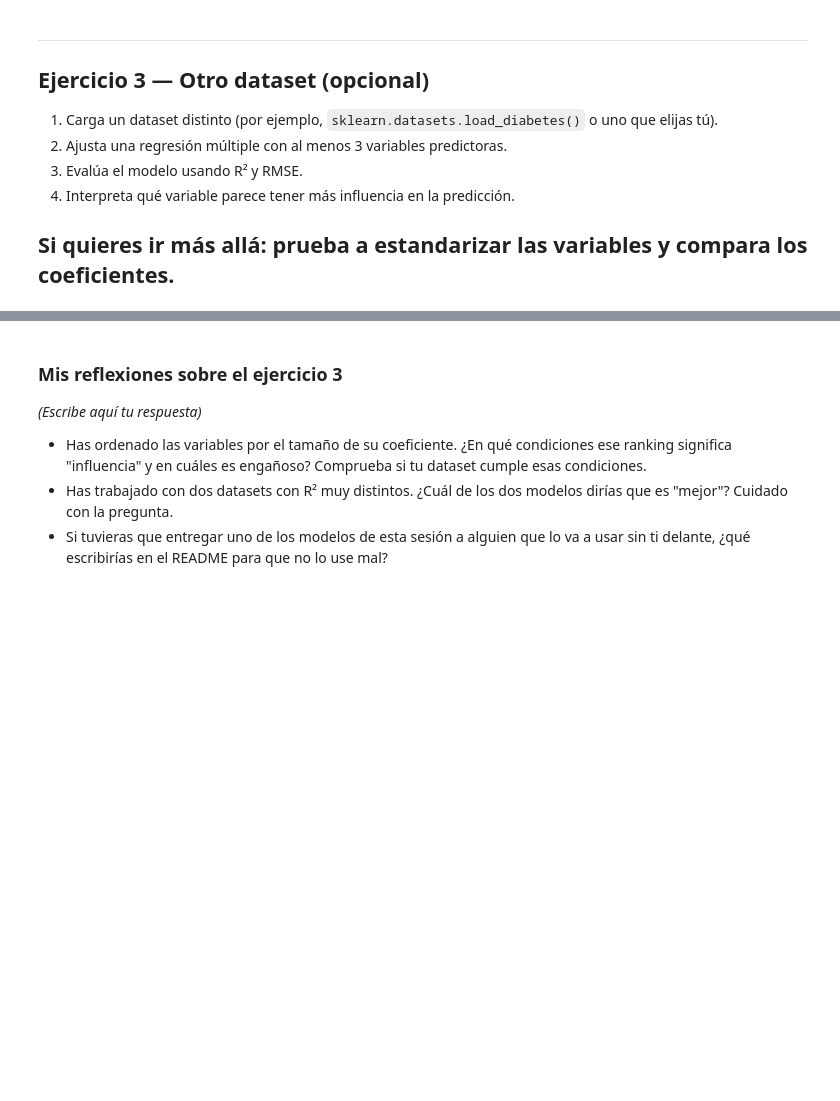
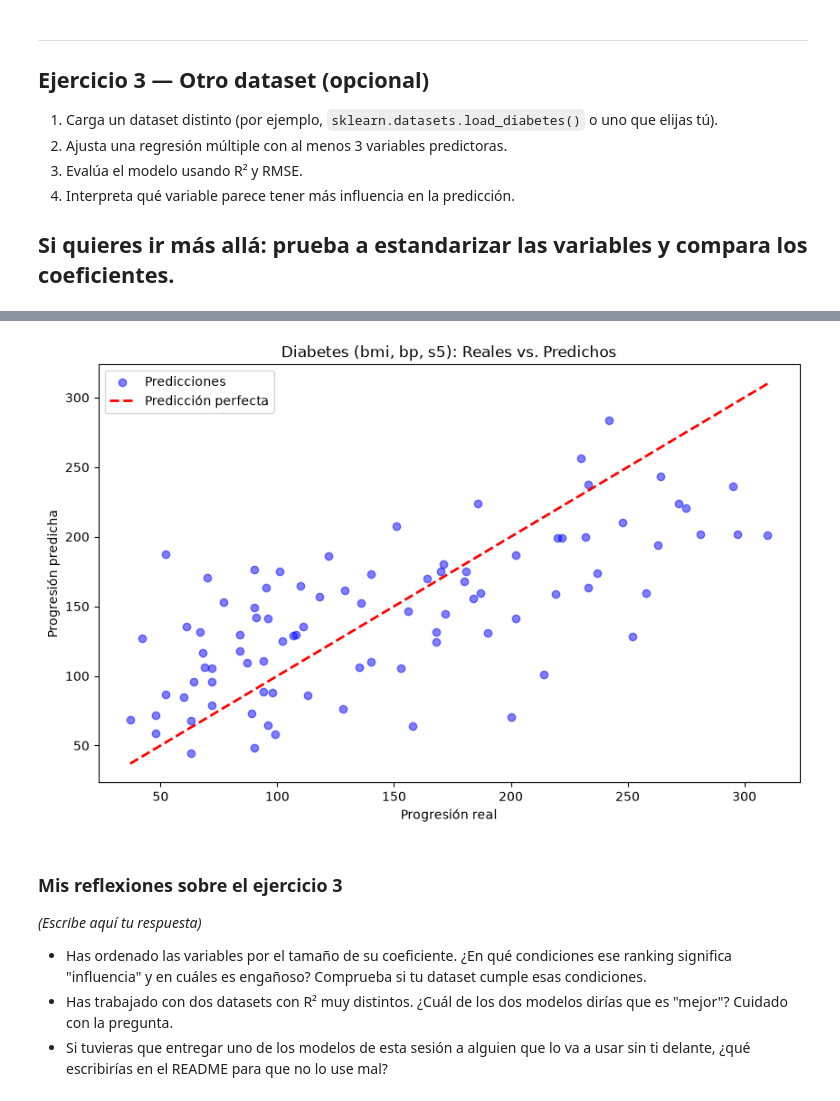
Before and after one commit to alejandrogghh05-web/Data-Science-Prj, a Jupyter notebook: Act3/Alejandro/Ejercicios.ipynb, the cells around one changed output, grey strips where cells are left out. Saved outputs shown, nothing was run; the diff lists cells and outputs as text; code cells hidden in the pictures; blank space fills up the shorter version.

```diff
--- a/Act3/Alejandro/Ejercicios.ipynb
+++ b/Act3/Alejandro/Ejercicios.ipynb
@@ -422,3 +481,74 @@ Si quieres ir más allá: prueba a estandarizar las variables y compara los coef
 # TODO: completa esta celda
 # load_diabetes(as_frame=True) te devuelve .data y .target como objetos de pandas.
 # Antes de decidir que variable influye mas, preguntate si estan todas en la misma escala.
+import numpy as np
+import pandas as pd
+import matplotlib.pyplot as plt
+from sklearn.model_selection import train_test_split
+from sklearn.linear_model import LinearRegression
+from sklearn.metrics import mean_squared_error, r2_score
+from sklearn.datasets import load_diabetes
+
+diabetes = load_diabetes(as_frame=True)
+X = diabetes.data      # DataFrame con las variables predictoras
+y = diabetes.target    # Serie con la variable objetivo
+
+#mostramos los datos
+print(X.shape, y.shape)
+X.head()
+
+#elegimos las tres columnas
+X_sel = X[['bmi', 'bp', 's5']]
+
+#separamos por variables de train y test
+X_train, X_test, y_train, y_test = train_test_split(
+    X_sel, y, test_size=0.2, random_state=42
+)
+
+#entrenamos el modelo
+model = LinearRegression()
+model.fit(X_train, y_train)
+print("¡Modelo entrenado con éxito!")
+
+# 3. Evaluación con R² y RMSE
+y_pred = model.predict(X_test)# Usa el modelo ya entrenado para predecir la progresión de la enfermedad de los pacientes del conjunto de test (datos que el modelo no vio al entrenar)
+
+# mean_squared_error compara lo real (y_test) con lo predicho (y_pred):
+# calcula la media de (real - predicho)² de todos los pacientes (el MSE).
+# np.sqrt le hace la raíz cuadrada para volver a las unidades de y (el RMSE),
+# que se interpreta como "el error típico" del modelo.
+rmse = np.sqrt(mean_squared_error(y_test, y_pred))
+
+# r2_score calcula el R²: qué proporción de la variabilidad de y_test
+# explica el modelo. 1 = perfecto, 0 = no mejora a predecir siempre la media.
+r2 = r2_score(y_test, y_pred)
+
+print(f"RMSE (Raíz del Error Cuadrático Medio): {rmse:,.2f}")
+print(f"R-cuadrado (R²): {r2:.2f}")
+
+# 4. Interpretación: coeficientes
+# model.coef_ es un array de NumPy con un coeficiente por cada predictor,
+# en el mismo orden que las columnas de X_sel: [coef_bmi, coef_bp, coef_s5]
+#
+# pd.Series(..., index=X_sel.columns) convierte ese array en una Series de pandas
+# y usa los nombres de las columnas ('bmi', 'bp', 's5') como etiquetas,
+# para saber qué coeficiente corresponde a qué variable.
+#
+# .sort_values(key=abs, ascending=False) ordena la Series de mayor a menor
+# según el valor absoluto (abs) de cada coeficiente, ignorando el signo,
+# porque un coeficiente de -300 pesa tanto como uno de +300.
+coefs = pd.Series(model.coef_, index=X_sel.columns).sort_values(key=abs, ascending=False)
+print("\nCoeficientes (ordenados por magnitud):")
+print(coefs)
+
+# Visualización: predicciones vs. valores reales
+plt.figure(figsize=(10, 6))
+plt.scatter(y_test, y_pred, color='blue', alpha=0.5, label='Predicciones')
+plt.plot([y_test.min(), y_test.max()], [y_test.min(), y_test.max()],
+         color='red', linewidth=2, linestyle='--', label='Predicción perfecta')
+plt.title('Diabetes (bmi, bp, s5): Reales vs. Predichos')
+plt.xlabel('Progresión real')
+plt.ylabel('Progresión predicha')
+plt.legend()
+plt.show()
+# %% [output]
@@ -424,0 +565 @@ Si quieres ir más allá: prueba a estandarizar las variables y compara los coef
+[figure, added]
```
Also changed, not shown: parts of 6 cells of this notebook.
